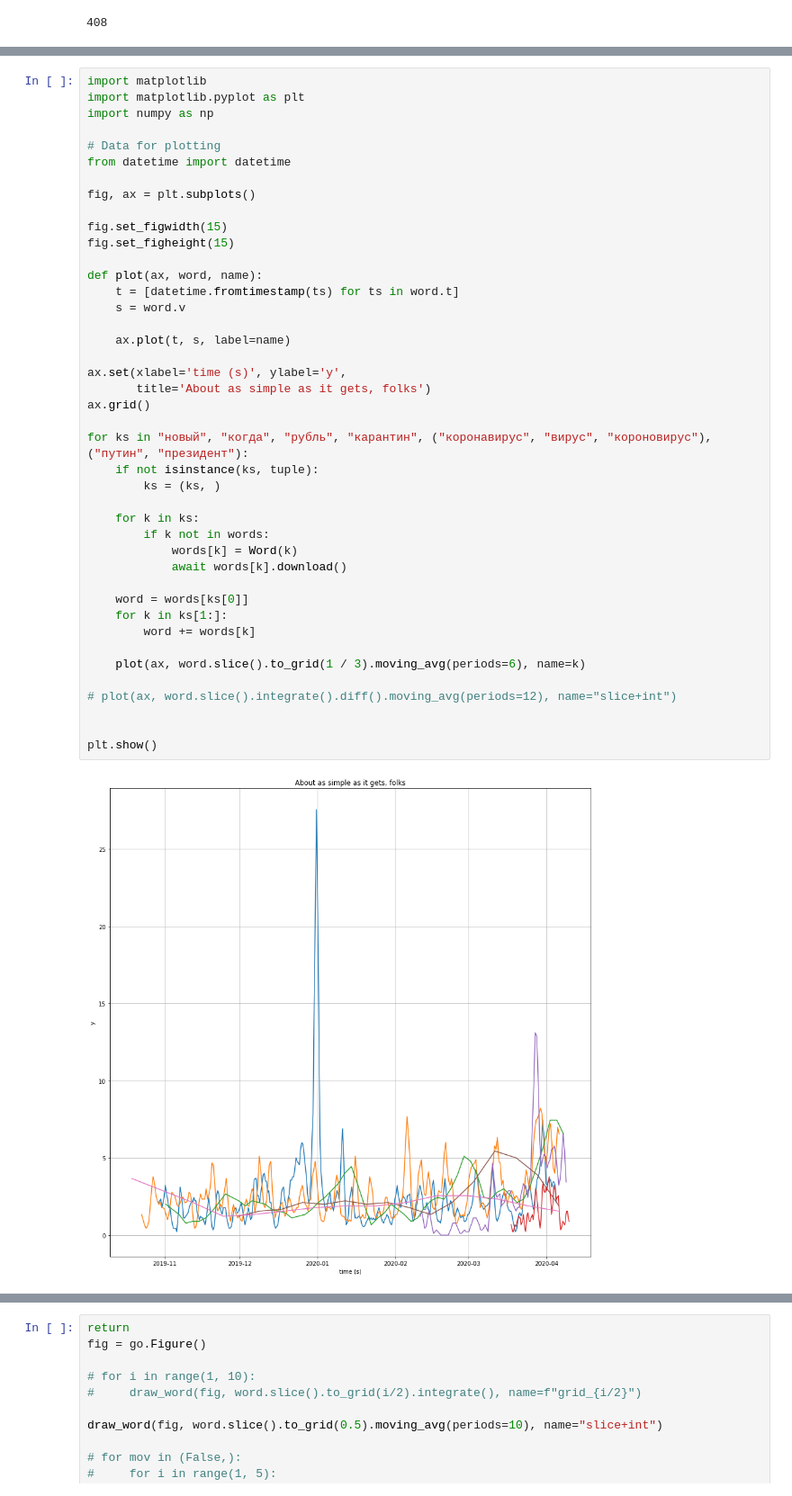
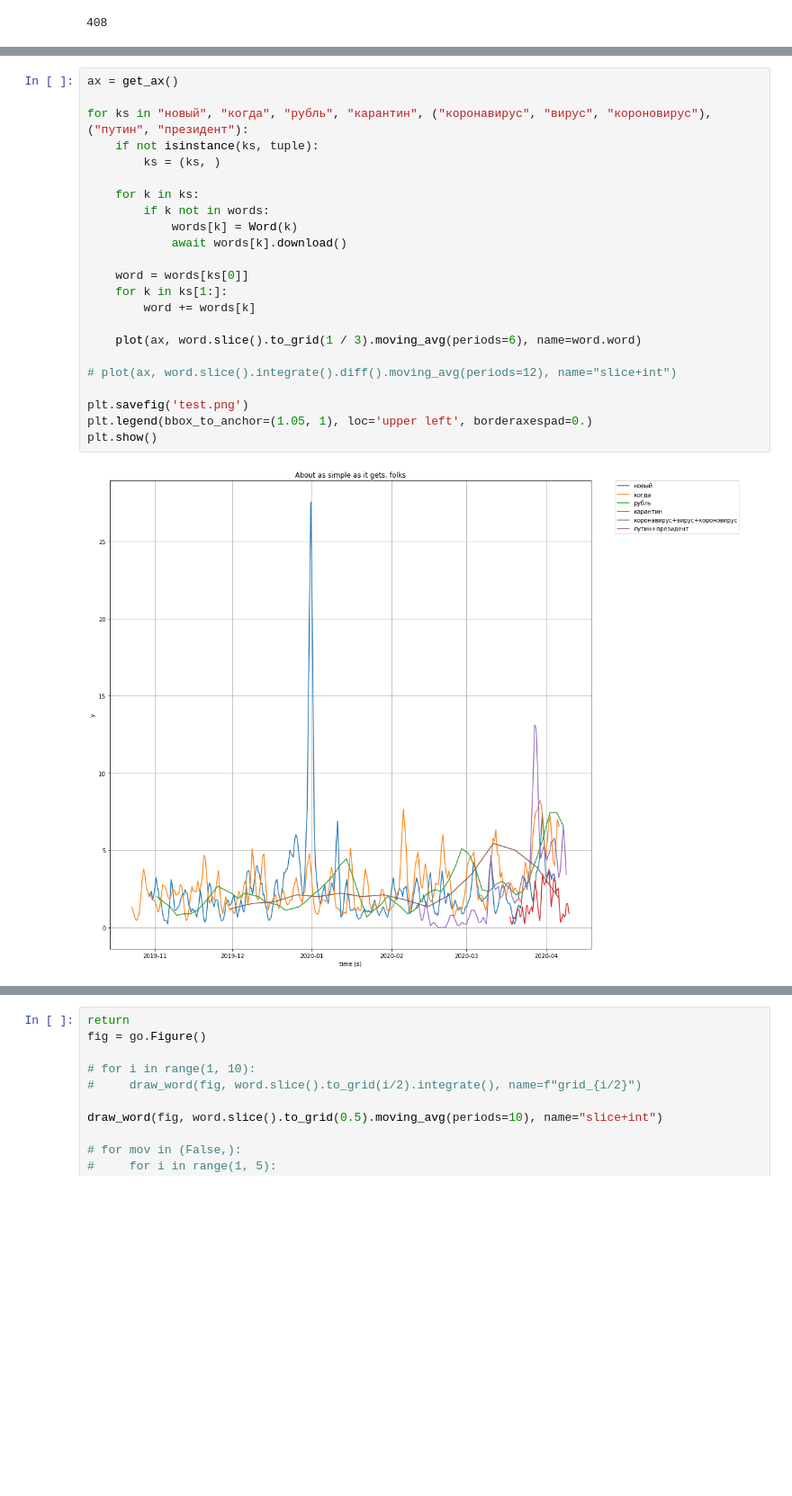
Before and after one commit to AzaubaevViktor/vk_grabber, a Jupyter notebook: word_downloader.ipynb, the cells around one changed output, grey strips where cells are left out. Shown at 90% size. Saved outputs shown, nothing was run; the diff lists cells and outputs as text; blank space fills up the shorter version.

```diff
--- a/word_downloader.ipynb
+++ b/word_downloader.ipynb
@@ -200,44 +228,25 @@ len(words)
 # %%
-import matplotlib
-import matplotlib.pyplot as plt
-import numpy as np
-
-# Data for plotting
-from datetime import datetime
-
-fig, ax = plt.subplots()
-
-fig.set_figwidth(15)
-fig.set_figheight(15)
-
-def plot(ax, word, name):
-    t = [datetime.fromtimestamp(ts) for ts in word.t]
-    s = word.v
-
-    ax.plot(t, s, label=name)
-
-ax.set(xlabel='time (s)', ylabel='y',
-       title='About as simple as it gets, folks')
-ax.grid()
+ax = get_ax()
 
 for ks in "новый", "когда", "рубль", "карантин", ("коронавирус", "вирус", "короновирус"), ("путин", "президент"):
     if not isinstance(ks, tuple):
         ks = (ks, )
 
     for k in ks:
         if k not in words:
             words[k] = Word(k)
             await words[k].download()
 
     word = words[ks[0]]
     for k in ks[1:]:
         word += words[k]
 
-    plot(ax, word.slice().to_grid(1 / 3).moving_avg(periods=6), name=k)
+    plot(ax, word.slice().to_grid(1 / 3).moving_avg(periods=6), name=word.word)
 
 # plot(ax, word.slice().integrate().diff().moving_avg(periods=12), name="slice+int")
 
-
+plt.savefig('test.png')
+plt.legend(bbox_to_anchor=(1.05, 1), loc='upper left', borderaxespad=0.)
 plt.show()
 # %% [output]
-[figure, old version]
+[figure, new version]
```
Also changed, not shown: parts of 2 cells of this notebook.
